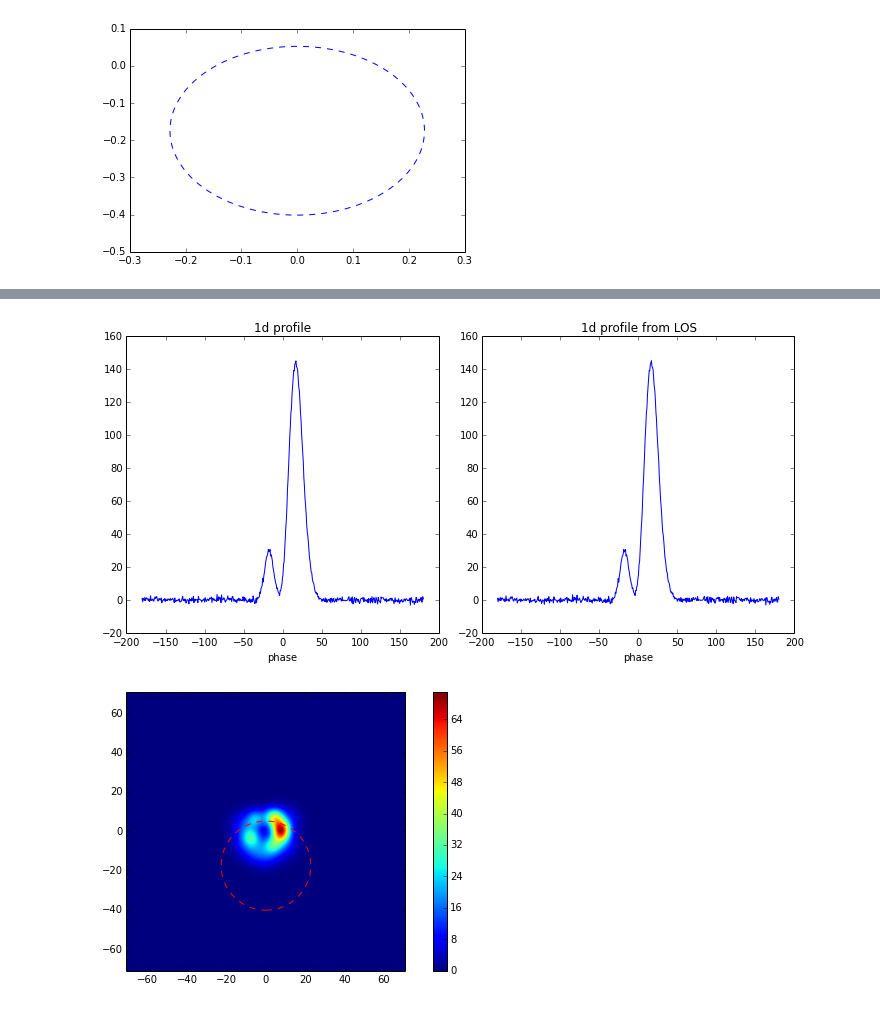
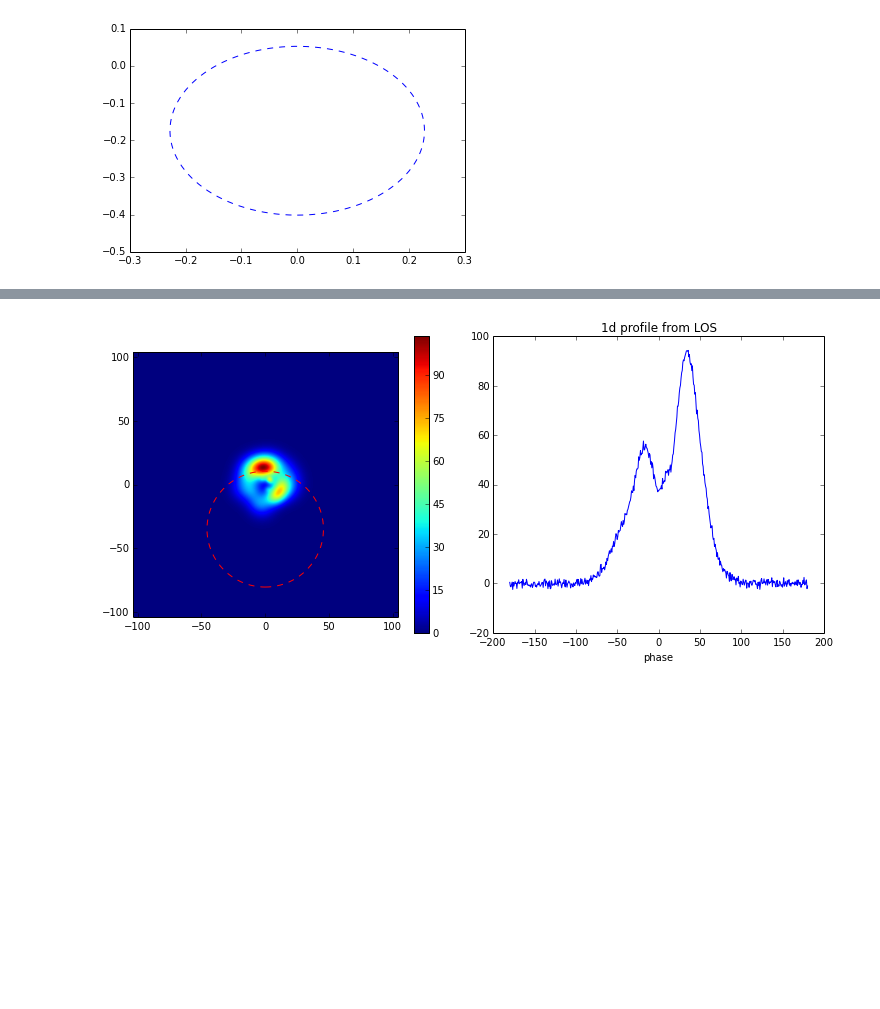
Before and after one commit to Isabella-Dineo/beam_py, a Jupyter notebook: patchbeam_main.ipynb, the cells around one changed output, grey strips where cells are left out. Cells and saved outputs as stored; diff of their text form; code cells hidden in the pictures; blank space fills up the shorter version.

Commit message:
profile plot

```diff
--- a/patchbeam_main.ipynb
+++ b/patchbeam_main.ipynb
@@ -155,7 +155,7 @@ if __name__ == "__main__":
     P = 0.16
     hmin = 50
     hmax = 1000
-    ncomp = 4
+    ncomp = 6
     heights = emission_height(P, hmin, hmax, ncomp)
     print "heigths = ",heights,"km"
 # %% [output]
@@ -383,6 +384,5 @@ if __name__ == "__main__":
     dm = 200
     period = 0.5
     freq = 0.3
-    aa = scatter(prof, dm, period, freq)
-    print aa
+    scr = scatter(prof, dm, period, freq)
 # %% [output]
@@ -424,11 +410,20 @@ def plotpatch(P, alpha, beta, heights, centerx, centery):
     """
 
 #   initialize parameters:
-    x = np.linspace(-180, 180, num=500, endpoint=True)
-    y = np.linspace(-180, 180, num=500, endpoint=True)
+    xmin = -180.
+    xmax = 180.
+    xnum = 500
+    ymin = -180.
+    ymax = 180.
+    ynum = 500
+    dx = (xmax - xmin)/xnum
+    dy = (ymax - ymin)/ynum
+    x = np.linspace(xmin, xmax, num=xnum, endpoint=True)
+    y = np.linspace(ymin, ymax, num=ynum, endpoint=True)
     X,Y = np.meshgrid(x,y)
     gauss = np.zeros(len(x))
     Z = np.zeros_like(X)
+    prof_los = np.zeros_like(gauss)
 
 #   find the width of the patches:
     patchwidths = patch_width(P, heights)
@@ -451,51 +446,61 @@ def plotpatch(P, alpha, beta, heights, centerx, centery):
 
 #       1D gassian profile:
         for cen in np.arange(len(patchCenterX)):
             gauss += peak * np.exp(-((x - patchCenterX[0]) / sigmax)**2)
 
-#       2D gaussian:
+#       2D patch:
         for pc in zip(patchCenterX, patchCenterY):
-            Z += peak*np.exp(-((X - pc[0])**2 / (2*sigmax**2) + (Y - pc[1])**2 / (2*sigmay**2)))
+            Z += peak * np.exp(-((X - pc[0])**2 / (2 * sigmax**2) + (Y - pc[1])**2 / (2 * sigmay**2)))
+
+#   1D profile from 2D patch, closest to the line of sight (select nearest neighbors):
+    temp = 200
+    ZxIdx = np.array(temp*xlos/dx, dtype=int) - int(xnum/2) # x index
+    ZyIdx = np.array(temp*ylos/dy, dtype=int) - int(ynum/2) # y index
+    prof = Z[ZxIdx, ZyIdx]
 
 #   add noise: a normal distibution with zero mean, and std dev = 1
     noise = np.random.normal(0, 1, 500)
     gauss = gauss + noise
-
+    prof = prof + noise
+    #plt.plot(noise)
 
 
 #   profile plot:
 
-    prof = gauss - xlos
-    fig1 = plt.figure(figsize=(10,5))
-    ax1 = plt.subplot(1, 2, 1)
-    plt.title("1d profile")
-    plt.xlabel("phase")
-    plt.tight_layout()
-    plt.plot(x, gauss)
-
-    plt.subplot(1, 2, 2, sharey=ax1)
+    #gauss = gauss - xlos
+    #fig1 = plt.figure(figsize=(10,5))
+    #ax1 = plt.subplot(1, 2, 1)
+    #plt.title("1d profile")
+    #plt.xlabel("phase")
+    #plt.tight_layout()
+    #plt.plot(x, gauss)
+    plt.figure(figsize=(10,5))
+    plt.subplot(1, 2, 2)
     plt.title("1d profile from LOS")
     plt.xlabel("phase")
     plt.tight_layout()
     plt.plot(x, prof)
 
 #   scattered profile:
-    #prof_scatter = scatter(gauss, dm, period,freq)
-    #plt.figure()
-    #plt.title("1d scattered profile")
-    #plt.xlabel("phase")
-    #plt.plot(x, prof_scatter)
+#    prof_scatter = scatter(prof, dm, period,freq)
+#    plt.figure()
+#    plt.title("scattered profile")
+#    plt.xlabel("phase")
+#    plt.plot(x, prof_scatter)
 
 #   patchy emission region:
 
-    plt.figure(figsize=(10, 5))
-    plt.plot(1e2*xlos, 1e2*ylos, '--r')
+    plt.subplot(1, 2, 1)
+    plt.plot(temp*xlos, temp*ylos, '--r')
     plt.imshow(Z, extent=[-np.amax(Z),np.amax(Z),-np.amax(Z),np.amax(Z)])#, cmap=cm.gray)
+    #plt.imshow(Z, extent=[xmin,xmax,ymin,ymax])
     plt.colorbar()
+
+
+
 
 ############################ simple test ##########################
 if __name__ == "__main__":
     plotpatch(P, alpha, beta, heights, cx, cy)
 # %% [output]
-[figure, old version]
+[figure, new version]
-[figure, removed]
```
Also changed, not shown: parts of 5 cells of this notebook.
